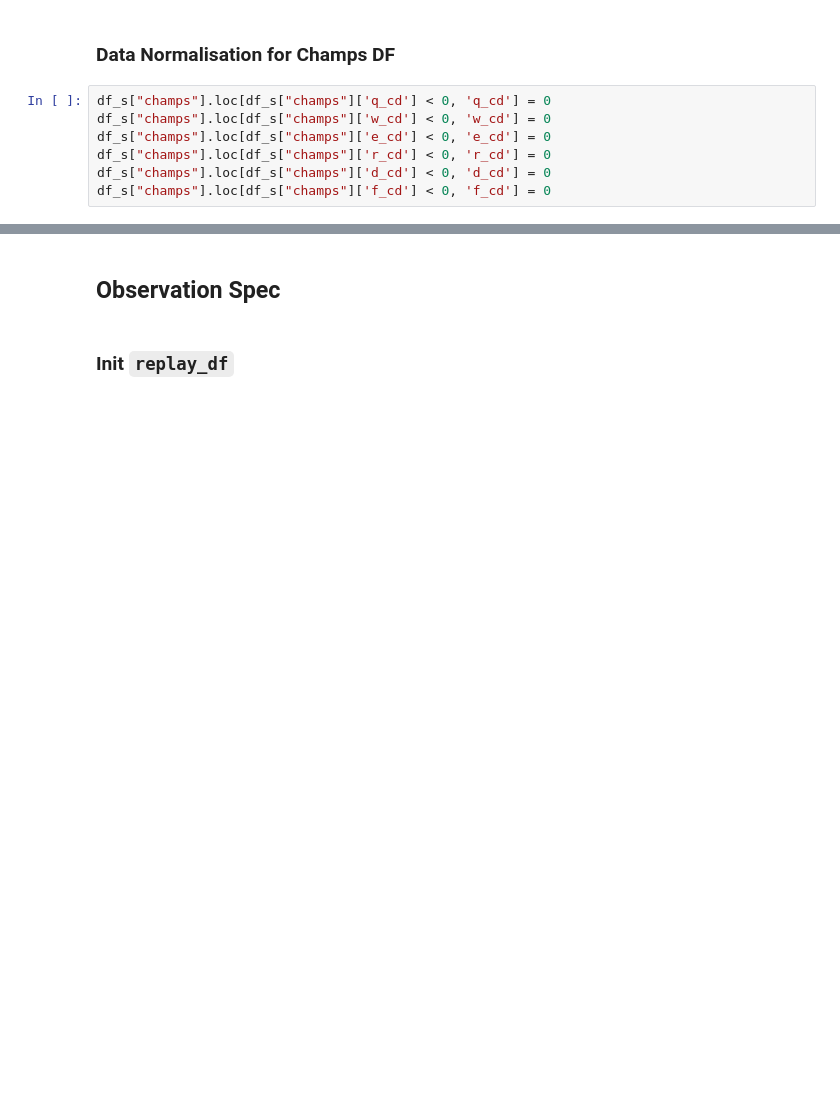
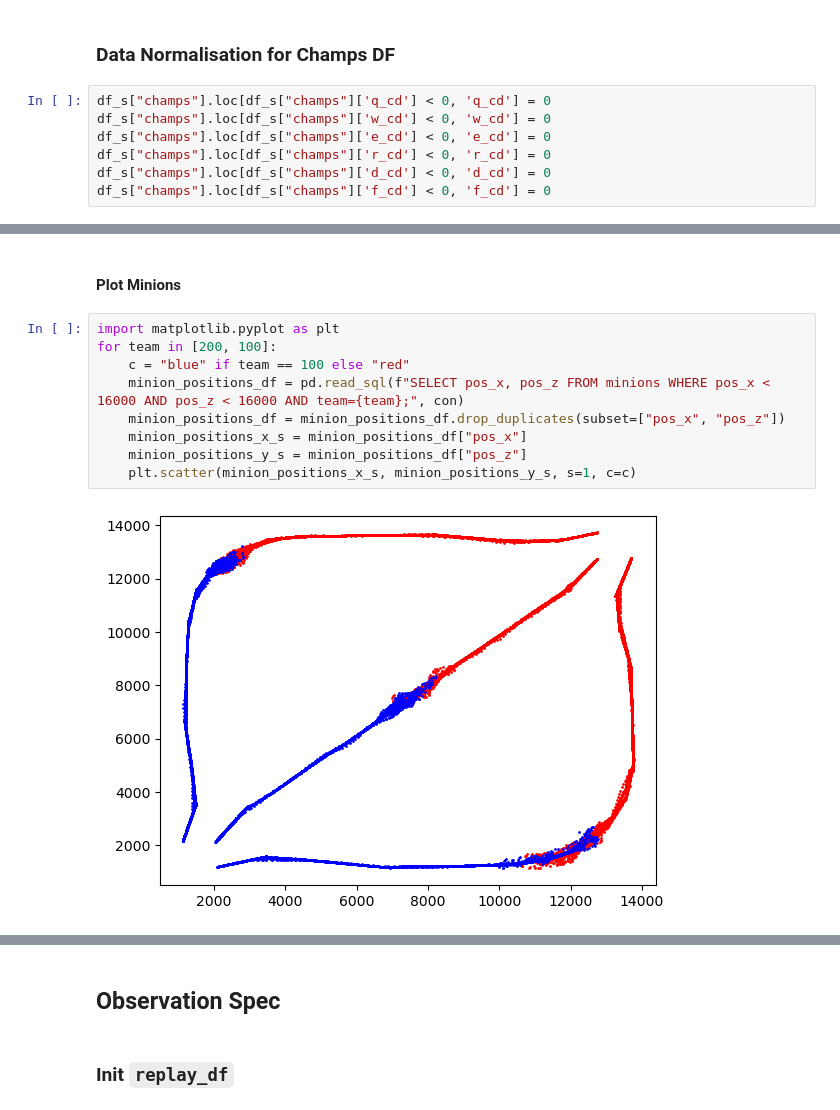
Before and after one commit to MiscellaneousStuff/tlol-analysis, a Jupyter notebook: obs_act_spec_clean.ipynb, the cells around one changed output, grey strips where cells are left out. Saved outputs shown, nothing was run; the diff lists cells and outputs as text; blank space fills up the shorter version.

```diff
--- a/obs_act_spec_clean.ipynb
+++ b/obs_act_spec_clean.ipynb
@@ -222,0 +264,13 @@ df_s["champs"].loc[df_s["champs"]['f_cd'] < 0, 'f_cd'] = 0
+# %% [markdown]
+#### Plot Minions
+# %%
+import matplotlib.pyplot as plt
+for team in [200, 100]:
+    c = "blue" if team == 100 else "red"
+    minion_positions_df = pd.read_sql(f"SELECT pos_x, pos_z FROM minions WHERE pos_x < 16000 AND pos_z < 16000 AND team={team};", con)
+    minion_positions_df = minion_positions_df.drop_duplicates(subset=["pos_x", "pos_z"])
+    minion_positions_x_s = minion_positions_df["pos_x"]
+    minion_positions_y_s = minion_positions_df["pos_z"]
+    plt.scatter(minion_positions_x_s, minion_positions_y_s, s=1, c=c)
+# %% [output]
+[figure, added]
```
Also changed, not shown: parts of 38 cells of this notebook, 4 other files.
